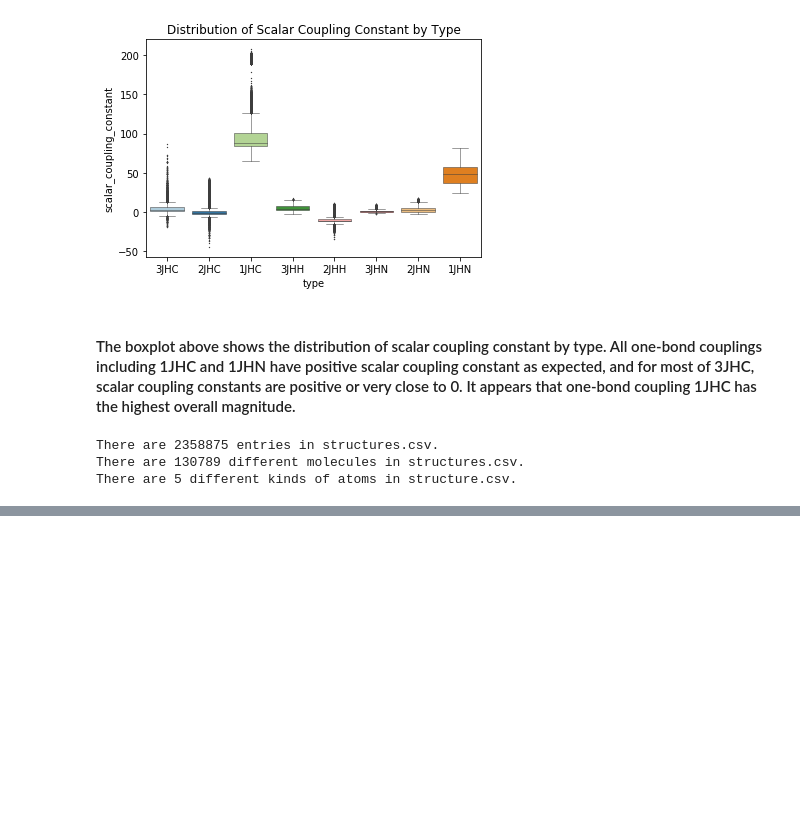
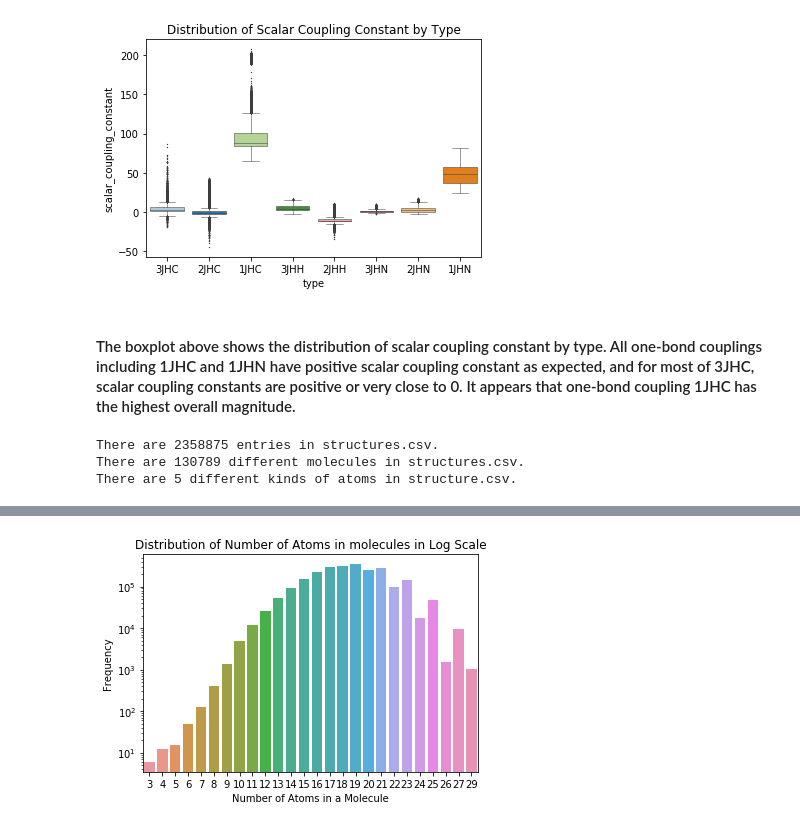
Before and after one commit to nortonlyr/MachineLearningExercises, a Jupyter notebook: Capstone1_Predicting_Molecular_Properties.ipynb, the cells around one changed output, grey strips where cells are left out. Drawn from its saved outputs; the diff is of its cells as text; code cells hidden in the pictures; blank space fills up the shorter version.

```diff
--- a/Capstone1_Predicting_Molecular_Properties.ipynb
+++ b/Capstone1_Predicting_Molecular_Properties.ipynb
@@ -135,0 +161,5 @@ There are 5 different kinds of atoms in structure.csv.
+# %%
+# generate a feature called count_of_atoms to show the number of atoms in the molecules
+
+structures['count_of_atoms'] = structures.groupby('molecule_name')['atom_index'].transform('count')
+structures.head()
@@ -135,0 +173,10 @@ There are 5 different kinds of atoms in structure.csv.
+# %%
+s = structures['count_of_atoms'].value_counts().sort_index()
+sns.barplot(s.index, s.values)
+plt.xlabel('Number of Atoms in a Molecule')
+plt.yscale('log')
+plt.ylabel('Frequency')
+plt.title('Distribution of Number of Atoms in molecules in Log Scale')
+plt.show()
+# %% [output]
+[figure, added]
```
Also changed, not shown: parts of 18 cells of this notebook.
